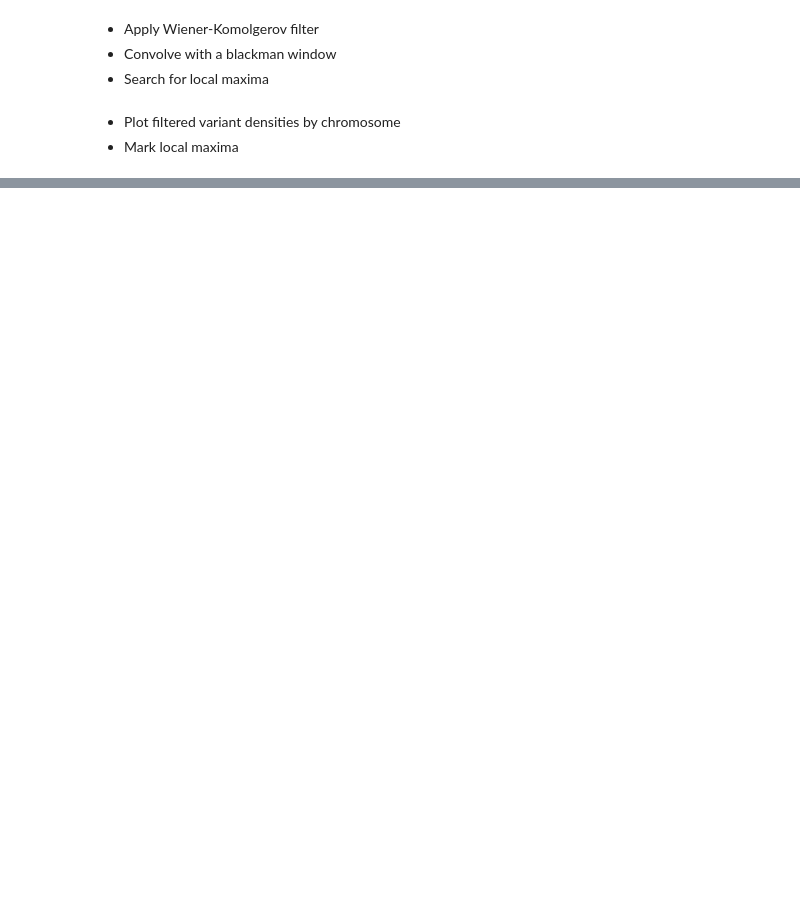
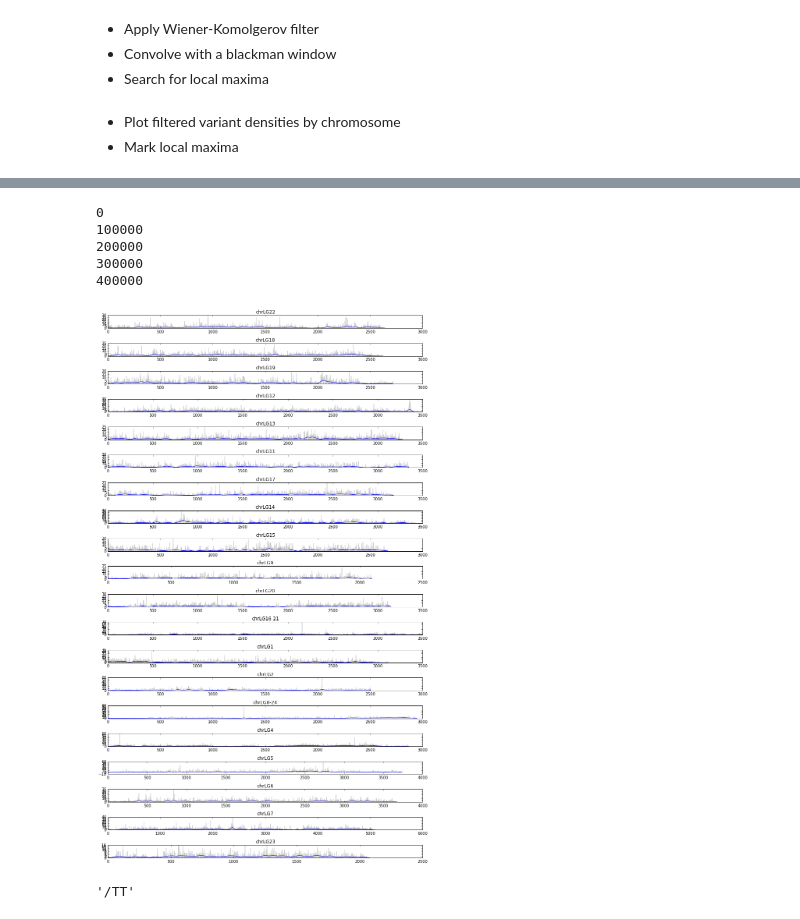
Before and after one commit to dodtlim/ulakes, a Jupyter notebook: ulakes.ipynb, the cells around one changed output, grey strips where cells are left out. Saved outputs shown, nothing was run; the diff lists cells and outputs as text; code cells hidden in the pictures; blank space fills up the shorter version.

```diff
--- a/ulakes.ipynb
+++ b/ulakes.ipynb
@@ -134,0 +197,70 @@ plot(mysamples[s1][c]['snps']/mysamples[s1][c]['total']-mysamples[s2][c]['snps']
+# %%
+import numpy
+import vcf
+import distance
+import csv
+
+block_size = 10000
+size_cut   = 2e7
+
+#vcf_reader = vcf.Reader(open('SNPs_only.kivu.vcf.gz', 'rb'))
+vcf_reader = vcf.Reader(open('/home/russell/fish/talapia/SNPs_only.kivu.vcf', 'rb'))
+
+contig_lengths = {}
+for contig in vcf_reader.contigs :
+    length = vcf_reader.contigs[contig].length
+    contig_lengths[contig] = length
+
+
+
+
+#plot(sorted(contig_lengths.values()))
+#axhline(size_cut,color='black')
+#semilogy()
+
+bigcontigs = []
+mycontigs = {}
+for contig in vcf_reader.contigs :
+    if contig_lengths[contig] > size_cut :
+        if not bigcontigs.__contains__(contig) :
+            bigcontigs.append(contig)
+        mycontigs[contig] = { 'length' : length, 'df'  : numpy.zeros(contig_lengths[contig]/block_size+1),
+                              'length' : length, 'dxy' : numpy.zeros(contig_lengths[contig]/block_size+1) }
+
+for n,obs in enumerate(vcf_reader) :
+    if n%100000 == 0 : print n
+    #if n == 100 : break
+    if not bigcontigs.__contains__(obs.CHROM) : continue
+    if obs.is_indel : continue
+    samp1 = obs.samples[0].gt_bases
+    samp2 = obs.samples[1].gt_bases
+    if samp1 is None or samp2 is None : continue
+    samp1 = ''.join(sorted(samp1))
+    samp2 = ''.join(sorted(samp2))
+    sampdist = distance.hamming(samp1,samp2)
+    if not obs.samples[0].is_het and not obs.samples[1].is_het and sampdist == 2 :
+        #print obs.CHROM, obs.POS/block_size, sampdist
+        mycontigs[obs.CHROM]['df'][obs.POS/block_size] \
+            = mycontigs[obs.CHROM]['df'][obs.POS/block_size] + sampdist
+# %% [output]
+0
+100000
+200000
+300000
+400000
+# %%
+figsize(12,20)
+for n,contig in enumerate(mycontigs.keys()) :
+    subplot(len(mycontigs.keys()),1,n)
+    data = wiener( mycontigs[contig]['df'], mysize=50 )
+    data = convolve( data, window, mode='same' )
+    plot(mycontigs[contig]['df'],color='black',alpha=0.2)
+    plot(data)
+    title(contig)
+tight_layout()
+# %% [output]
+[figure, added]
+# %%
+samp1
+# %% [output]
+'/TT'
```
Also changed, not shown: parts of 8 cells of this notebook, 2 other files.
